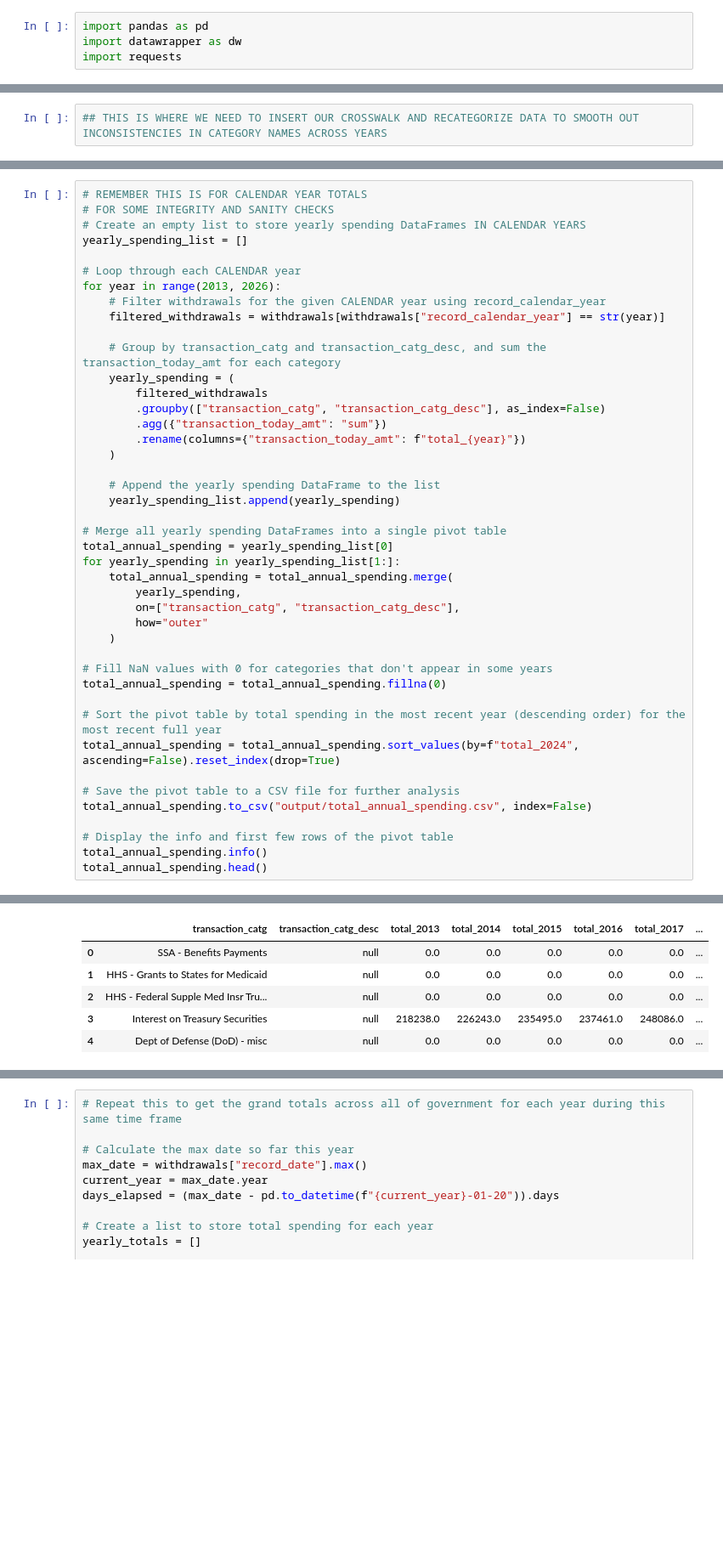
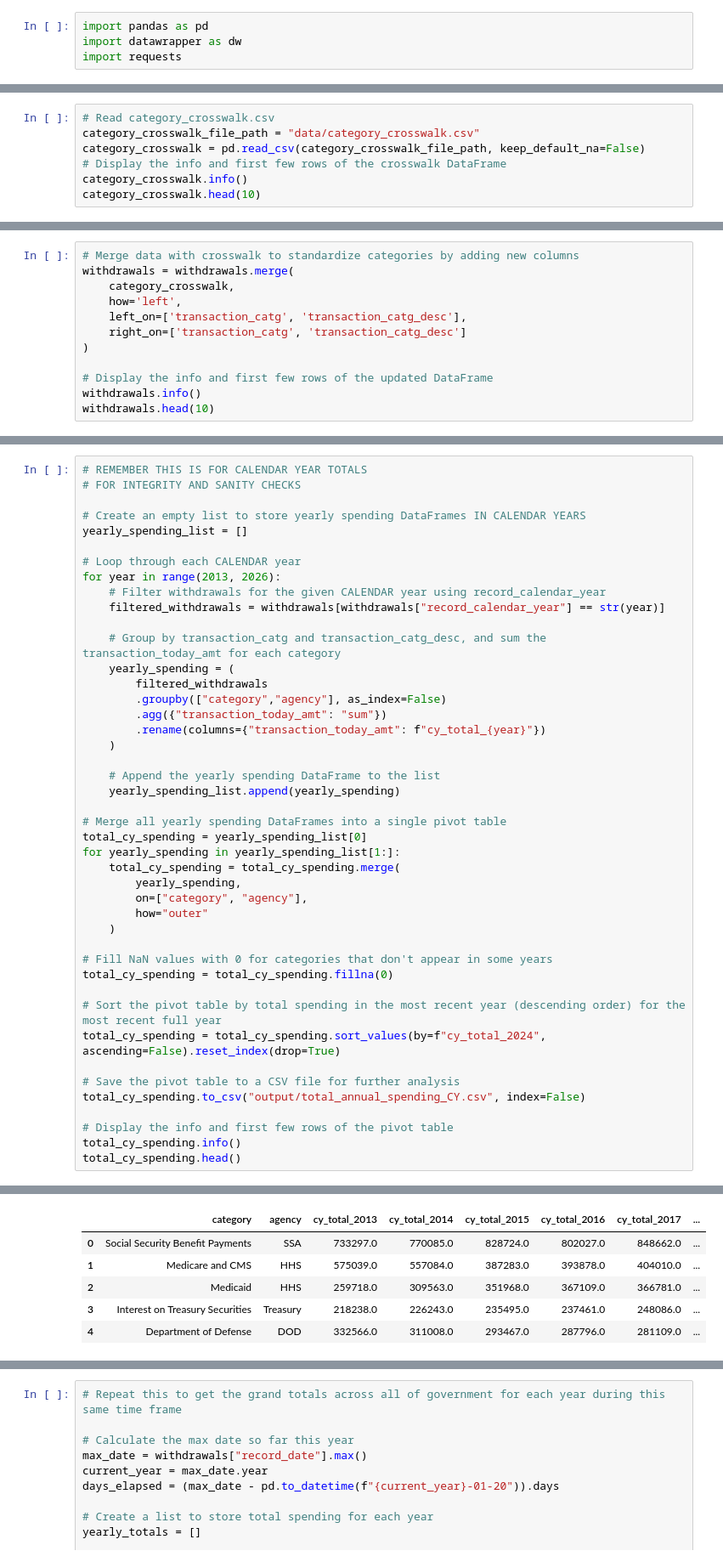
Before and after one commit to jkelly3rd/fed_spend, a Jupyter notebook: 02_spending_tracker_analysis.ipynb, the cells around one changed output, grey strips where cells are left out. Shown at 85% size. Drawn from its saved outputs; the diff is of its cells as text; blank space fills up the shorter version.

```diff
--- a/02_spending_tracker_analysis.ipynb
+++ b/02_spending_tracker_analysis.ipynb
@@ -48,0 +43,7 @@ memory usage: 25.2+ MB
+# %%
+# Read category_crosswalk.csv
+category_crosswalk_file_path = "data/category_crosswalk.csv"
+category_crosswalk = pd.read_csv(category_crosswalk_file_path, keep_default_na=False)
+# Display the info and first few rows of the crosswalk DataFrame
+category_crosswalk.info()
+category_crosswalk.head(10)
@@ -49,2 +74,12 @@ memory usage: 25.2+ MB
 # %%
-## THIS IS WHERE WE NEED TO INSERT OUR CROSSWALK AND RECATEGORIZE DATA TO SMOOTH OUT INCONSISTENCIES IN CATEGORY NAMES ACROSS YEARS
+# Merge data with crosswalk to standardize categories by adding new columns
+withdrawals = withdrawals.merge(
+    category_crosswalk,
+    how='left',
+    left_on=['transaction_catg', 'transaction_catg_desc'],
+    right_on=['transaction_catg', 'transaction_catg_desc']
+)
+
+# Display the info and first few rows of the updated DataFrame
+withdrawals.info()
+withdrawals.head(10)
@@ -93,7 +185,8 @@ None
 Total spending in Trump Administration since Jan. 20: $2,100,342.00
 # %%
 # REMEMBER THIS IS FOR CALENDAR YEAR TOTALS
-# FOR SOME INTEGRITY AND SANITY CHECKS
+# FOR INTEGRITY AND SANITY CHECKS
+
 # Create an empty list to store yearly spending DataFrames IN CALENDAR YEARS
 yearly_spending_list = []
 
@@ -105,34 +198,34 @@ for year in range(2013, 2026):
     # Group by transaction_catg and transaction_catg_desc, and sum the transaction_today_amt for each category
     yearly_spending = (
         filtered_withdrawals
-        .groupby(["transaction_catg", "transaction_catg_desc"], as_index=False)
+        .groupby(["category","agency"], as_index=False)
         .agg({"transaction_today_amt": "sum"})
-        .rename(columns={"transaction_today_amt": f"total_{year}"})
+        .rename(columns={"transaction_today_amt": f"cy_total_{year}"})
     )
 
     # Append the yearly spending DataFrame to the list
     yearly_spending_list.append(yearly_spending)
 
 # Merge all yearly spending DataFrames into a single pivot table
-total_annual_spending = yearly_spending_list[0]
+total_cy_spending = yearly_spending_list[0]
 for yearly_spending in yearly_spending_list[1:]:
-    total_annual_spending = total_annual_spending.merge(
+    total_cy_spending = total_cy_spending.merge(
         yearly_spending,
-        on=["transaction_catg", "transaction_catg_desc"],
+        on=["category", "agency"],
         how="outer"
     )
 
 # Fill NaN values with 0 for categories that don't appear in some years
-total_annual_spending = total_annual_spending.fillna(0)
+total_cy_spending = total_cy_spending.fillna(0)
 
 # Sort the pivot table by total spending in the most recent year (descending order) for the most recent full year
-total_annual_spending = total_annual_spending.sort_values(by=f"total_2024", ascending=False).reset_index(drop=True)
+total_cy_spending = total_cy_spending.sort_values(by=f"cy_total_2024", ascending=False).reset_index(drop=True)
 
 # Save the pivot table to a CSV file for further analysis
-total_annual_spending.to_csv("output/total_annual_spending.csv", index=False)
+total_cy_spending.to_csv("output/total_annual_spending_CY.csv", index=False)
 
 # Display the info and first few rows of the pivot table
-total_annual_spending.info()
-total_annual_spending.head()
+total_cy_spending.info()
+total_cy_spending.head()
 # %% [output]
 <class 'pandas.core.frame.DataFrame'>
@@ -155,6 +248,6 @@ memory usage: 25.1+ KB
-|  | transaction_catg | transaction_catg_desc | total_2013 | total_2014 | total_2015 | total_2016 | total_2017 | ... |
-| 0 | SSA - Benefits Payments | null | 0.0 | 0.0 | 0.0 | 0.0 | 0.0 | ... |
-| 1 | HHS - Grants to States for Medicaid | null | 0.0 | 0.0 | 0.0 | 0.0 | 0.0 | ... |
-| 2 | HHS - Federal Supple Med Insr Tru... | null | 0.0 | 0.0 | 0.0 | 0.0 | 0.0 | ... |
-| 3 | Interest on Treasury Securities | null | 218238.0 | 226243.0 | 235495.0 | 237461.0 | 248086.0 | ... |
-| 4 | Dept of Defense (DoD) - misc | null | 0.0 | 0.0 | 0.0 | 0.0 | 0.0 | ... |
+|  | category | agency | cy_total_2013 | cy_total_2014 | cy_total_2015 | cy_total_2016 | cy_total_2017 | ... |
+| 0 | Social Security Benefit Payments | SSA | 733297.0 | 770085.0 | 828724.0 | 802027.0 | 848662.0 | ... |
+| 1 | Medicare and CMS | HHS | 575039.0 | 557084.0 | 387283.0 | 393878.0 | 404010.0 | ... |
+| 2 | Medicaid | HHS | 259718.0 | 309563.0 | 351968.0 | 367109.0 | 366781.0 | ... |
+| 3 | Interest on Treasury Securities | Treasury | 218238.0 | 226243.0 | 235495.0 | 237461.0 | 248086.0 | ... |
+| 4 | Department of Defense | DOD | 332566.0 | 311008.0 | 293467.0 | 287796.0 | 281109.0 | ... |
```
Also changed, not shown: parts of 8 cells of this notebook, 1 other file.
